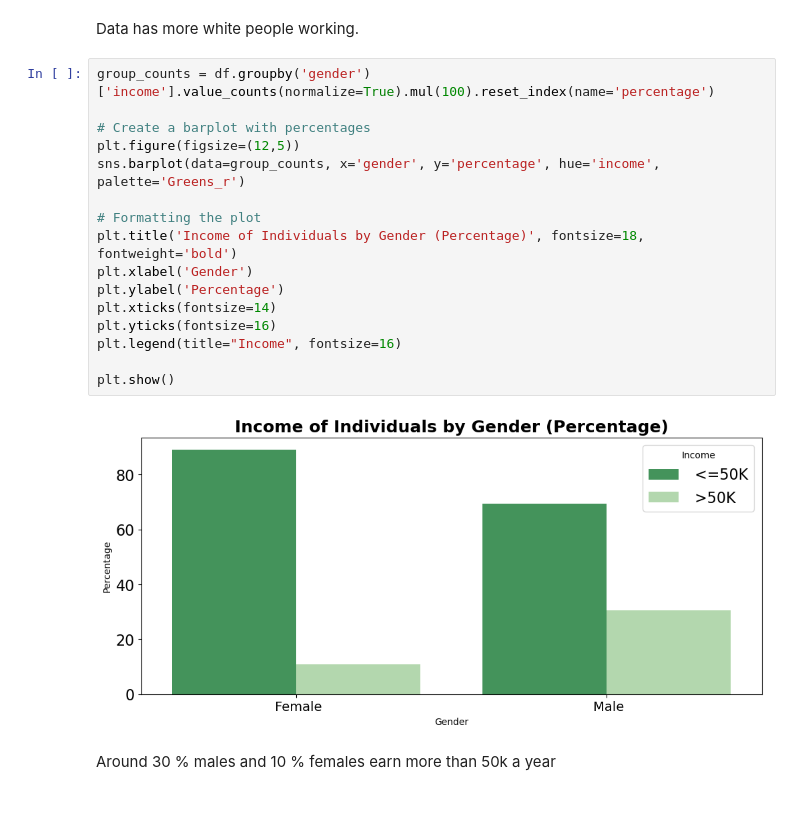
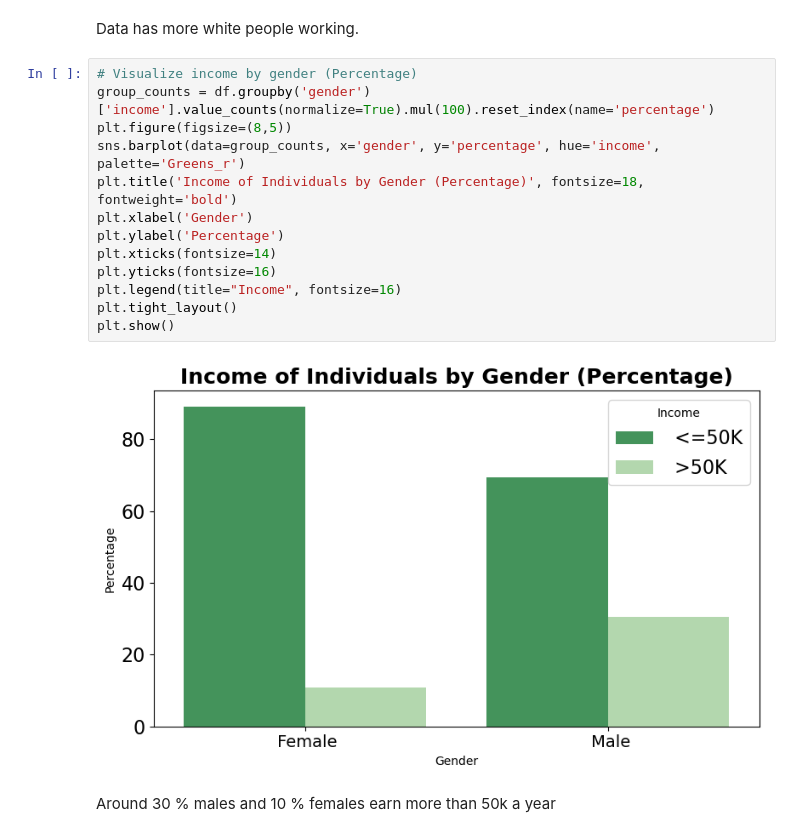
Before and after one commit to Ganesh-S-ML/adult-income-prediction, a Jupyter notebook: adult_income.ipynb, the cells around one changed output. Saved outputs shown, nothing was run; the diff lists cells and outputs as text; blank space fills up the shorter version.

```diff
--- a/adult_income.ipynb
+++ b/adult_income.ipynb
@@ -217,23 +221,20 @@ plt.legend(fontsize=16)
 # %% [markdown]
 Data has more white people working.
 # %%
+# Visualize income by gender (Percentage)
 group_counts = df.groupby('gender')['income'].value_counts(normalize=True).mul(100).reset_index(name='percentage')
-
-# Create a barplot with percentages
-plt.figure(figsize=(12,5))
+plt.figure(figsize=(8,5))
 sns.barplot(data=group_counts, x='gender', y='percentage', hue='income', palette='Greens_r')
-
-# Formatting the plot
 plt.title('Income of Individuals by Gender (Percentage)', fontsize=18, fontweight='bold')
 plt.xlabel('Gender')
 plt.ylabel('Percentage')
 plt.xticks(fontsize=14)
 plt.yticks(fontsize=16)
 plt.legend(title="Income", fontsize=16)
-
+plt.tight_layout()
 plt.show()
 # %% [output]
-[figure, old version]
+[figure, new version]
 # %% [markdown]
 Around 30 % males and 10 % females earn more than 50k a year
 # %%
```
Also changed, not shown: parts of 32 cells of this notebook.
